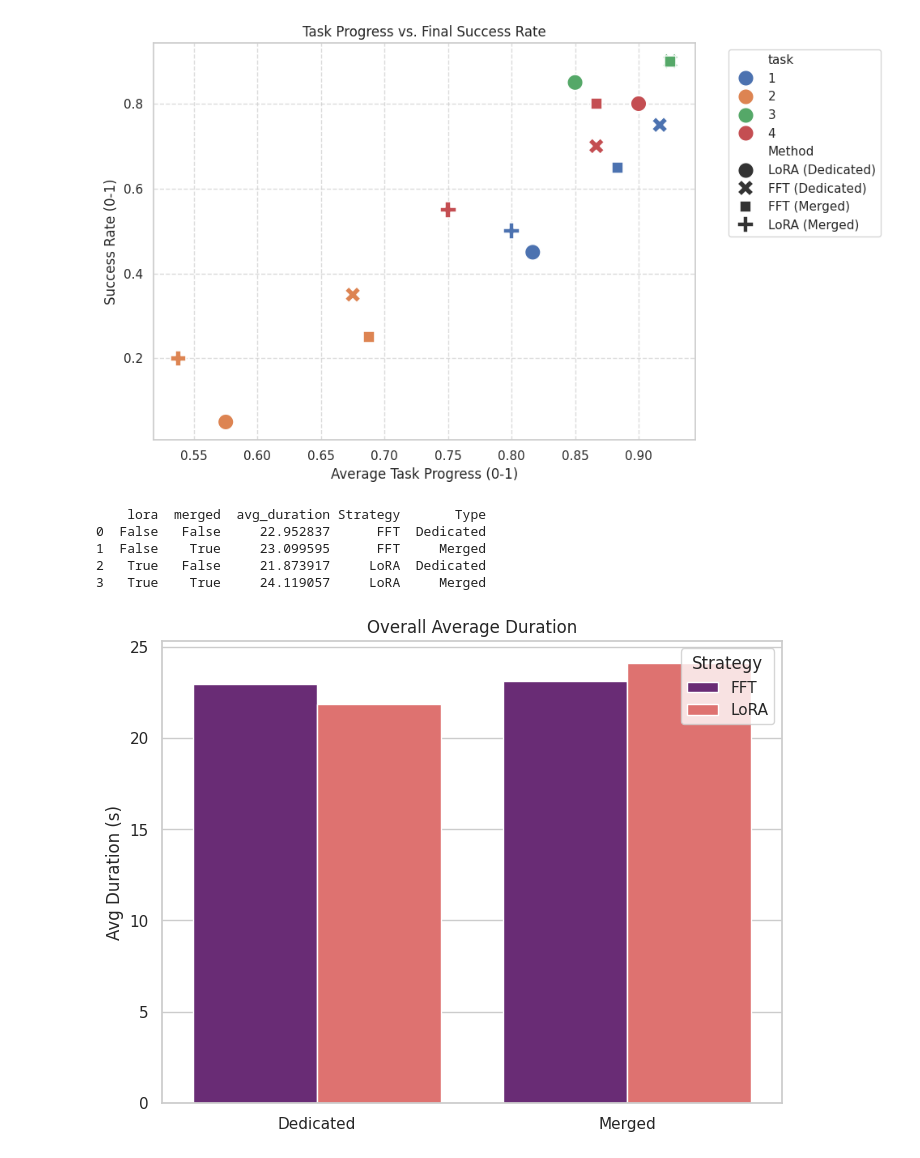
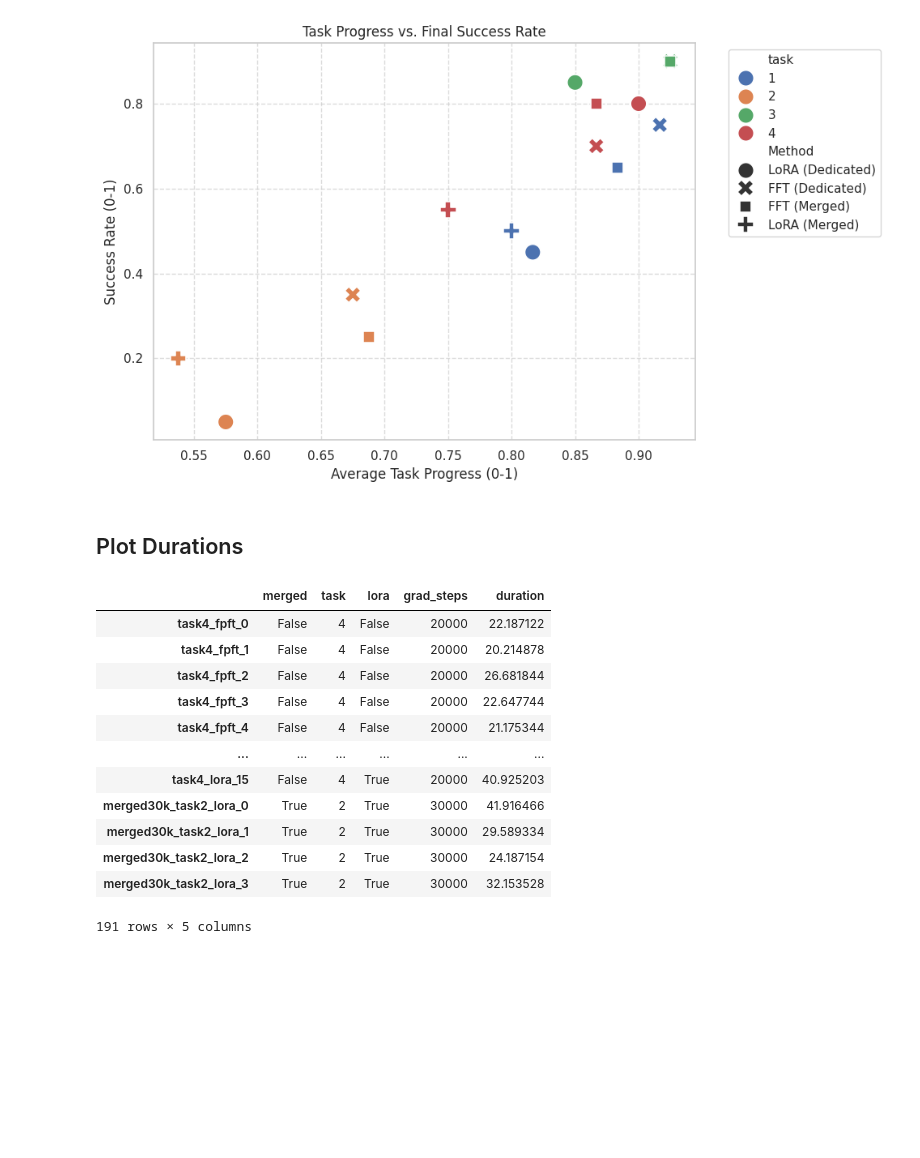
Before and after one commit to F-Fer/lerobot_ur5e_gello, a Jupyter notebook: notebooks/model_performance_analysis.ipynb, the cells around one changed output. Drawn from its saved outputs; the diff is of its cells as text; code cells hidden in the pictures; blank space fills up the shorter version.

```diff
--- a/notebooks/model_performance_analysis.ipynb
+++ b/notebooks/model_performance_analysis.ipynb
@@ -358,26 +341,49 @@ plt.tight_layout()
 plt.show()
 # %% [output]
 [figure]
-# %%
-plt.figure(figsize=(8, 6))
-# We group by the broad categories for a high-level view
-summary_df = df.groupby(['lora', 'merged'])['avg_duration'].mean().reset_index()
-summary_df['Strategy'] = summary_df.apply(lambda x:
-    f"{'LoRA' if x['lora'] else 'FFT'}", axis=1)
-summary_df['Type'] = summary_df.apply(lambda x:
-    f"{'Merged' if x['merged'] else 'Dedicated'}", axis=1)
-
-print(summary_df)
-
-sns.barplot(data=summary_df, x="Type", y="avg_duration", hue="Strategy", palette="magma")
-plt.title("Overall Average Duration")
-plt.xlabel("") # Remove x label
-plt.ylabel("Avg Duration (s)")
-plt.show()
-# %% [output]
-    lora  merged  avg_duration Strategy       Type
-0  False   False     22.952837      FFT  Dedicated
-1  False    True     23.099595      FFT     Merged
-2   True   False     21.873917     LoRA  Dedicated
-3   True    True     24.119057     LoRA     Merged
-[figure, removed]
+# %% [markdown]
+## Plot Durations
+# %%
+# Build df with successfull episodes only
+df_success_only = pd.DataFrame(columns=["merged", "task", "lora", "grad_steps", "duration"])
+for filename, rollout in results.items():
+    # Split filename into merged (bool), task (int), lora (bool)
+    merged = "merged" in filename
+    if merged:
+        task = int(filename.split("_")[1][-1])
+    else:
+        task = int(filename.split("_")[0][-1])
+    lora = "lora" in filename
+    if "30k" in filename:
+        grad_steps = 30_000
+    elif "60k" in filename:
+        grad_steps = 60_000
+    else:
+        grad_steps = 20_000
+
+    # Create a temp DataFrame from the rollout
+    temp = pd.DataFrame(rollout)
+    temp = temp[temp["success"]]
+    duration_list = temp["duration"].tolist()
+    for i in range(len(duration_list)):
+        df_success_only.loc[f"{filename}_{i}"] = [merged, task, lora, grad_steps, duration_list[i]]
+
+# Filter out the non-optimal models
+filter = (df_success_only["merged"] == False) | ((df_success_only["merged"] == True) & (((df_success_only["lora"] == False) & (df_success_only["grad_steps"] == 60_000)) | ((df_success_only["lora"] == True) & (df_success_only["grad_steps"] == 30_000))))
+df_success_only = df_success_only[filter].copy()
+
+df_success_only
+# %% [output]
+|  | merged | task | lora | grad_steps | duration |
+| task4_fpft_0 | False | 4 | False | 20000 | 22.187122 |
+| task4_fpft_1 | False | 4 | False | 20000 | 20.214878 |
+| task4_fpft_2 | False | 4 | False | 20000 | 26.681844 |
+| task4_fpft_3 | False | 4 | False | 20000 | 22.647744 |
+| task4_fpft_4 | False | 4 | False | 20000 | 21.175344 |
+| ... | ... | ... | ... | ... | ... |
+| task4_lora_15 | False | 4 | True | 20000 | 40.925203 |
+| merged30k_task2_lora_0 | True | 2 | True | 30000 | 41.916466 |
+| merged30k_task2_lora_1 | True | 2 | True | 30000 | 29.589334 |
+| merged30k_task2_lora_2 | True | 2 | True | 30000 | 24.187154 |
+| merged30k_task2_lora_3 | True | 2 | True | 30000 | 32.153528 |
+191 rows × 5 columns
```
Also changed, not shown: parts of 5 cells of this notebook, 1 other file.
